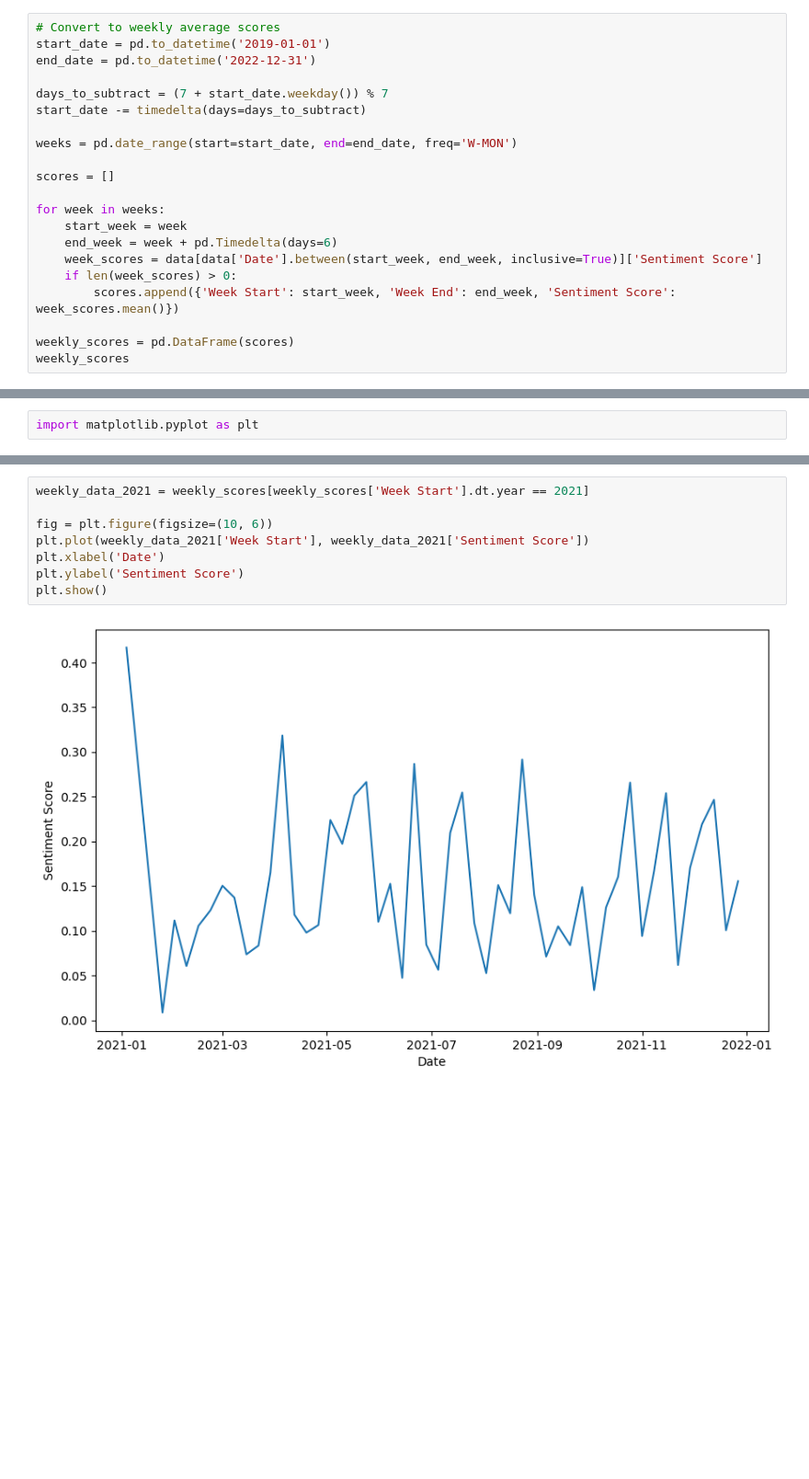
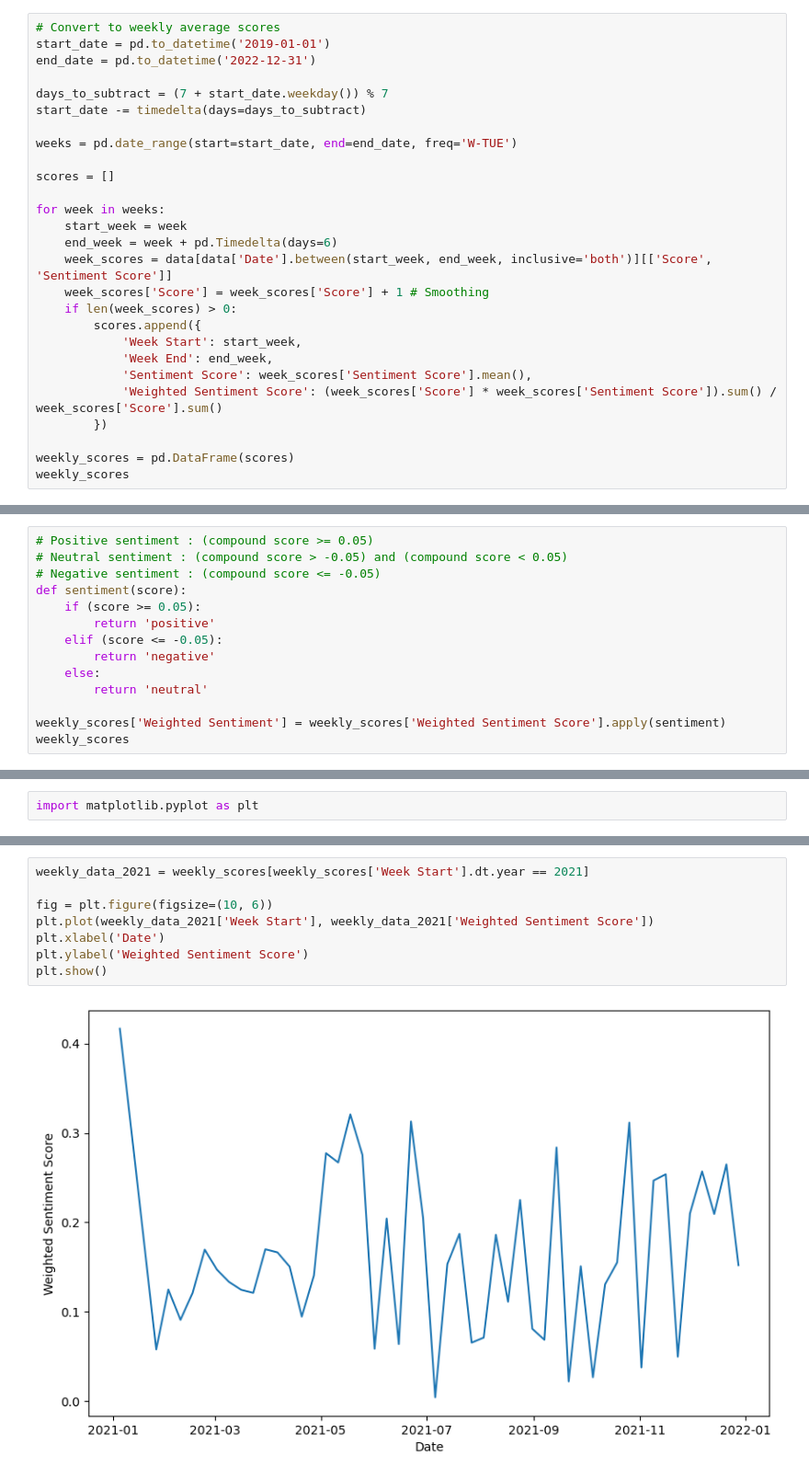
Before and after one commit to HsinZhengWei/BT4222, a Jupyter notebook: reddit_sentiment_analysis.ipynb, the cells around one changed output, grey strips where cells are left out. Shown: that part at 92% size. Saved outputs shown, nothing was run; the diff lists cells and outputs as text; blank space fills up the shorter version.

Commit message:
updated reddit sentiment analysis

```diff
--- a/reddit_sentiment_analysis.ipynb
+++ b/reddit_sentiment_analysis.ipynb
@@ -141,16 +141,22 @@ end_date = pd.to_datetime('2022-12-31')
 days_to_subtract = (7 + start_date.weekday()) % 7
 start_date -= timedelta(days=days_to_subtract)
 
-weeks = pd.date_range(start=start_date, end=end_date, freq='W-MON')
+weeks = pd.date_range(start=start_date, end=end_date, freq='W-TUE')
 
 scores = []
 
 for week in weeks:
     start_week = week
     end_week = week + pd.Timedelta(days=6)
-    week_scores = data[data['Date'].between(start_week, end_week, inclusive=True)]['Sentiment Score']
+    week_scores = data[data['Date'].between(start_week, end_week, inclusive='both')][['Score', 'Sentiment Score']]
+    week_scores['Score'] = week_scores['Score'] + 1 # Smoothing
     if len(week_scores) > 0:
-        scores.append({'Week Start': start_week, 'Week End': end_week, 'Sentiment Score': week_scores.mean()})
+        scores.append({
+            'Week Start': start_week,
+            'Week End': end_week,
+            'Sentiment Score': week_scores['Sentiment Score'].mean(),
+            'Weighted Sentiment Score': (week_scores['Score'] * week_scores['Sentiment Score']).sum() / week_scores['Score'].sum()
+        })
 
 weekly_scores = pd.DataFrame(scores)
 weekly_scores
@@ -170,0 +177,14 @@ weekly_scores
+# %%
+# Positive sentiment : (compound score >= 0.05)
+# Neutral sentiment : (compound score > -0.05) and (compound score < 0.05)
+# Negative sentiment : (compound score <= -0.05)
+def sentiment(score):
+    if (score >= 0.05):
+        return 'positive'
+    elif (score <= -0.05):
+        return 'negative'
+    else:
+        return 'neutral'
+
+weekly_scores['Weighted Sentiment'] = weekly_scores['Weighted Sentiment Score'].apply(sentiment)
+weekly_scores
@@ -213,10 +236,10 @@ plt.show()
 # %%
 weekly_data_2021 = weekly_scores[weekly_scores['Week Start'].dt.year == 2021]
 
 fig = plt.figure(figsize=(10, 6))
-plt.plot(weekly_data_2021['Week Start'], weekly_data_2021['Sentiment Score'])
+plt.plot(weekly_data_2021['Week Start'], weekly_data_2021['Weighted Sentiment Score'])
 plt.xlabel('Date')
-plt.ylabel('Sentiment Score')
+plt.ylabel('Weighted Sentiment Score')
 plt.show()
 # %% [output]
-[figure, old version]
+[figure, new version]
```
Also changed, not shown: parts of 7 cells of this notebook.
